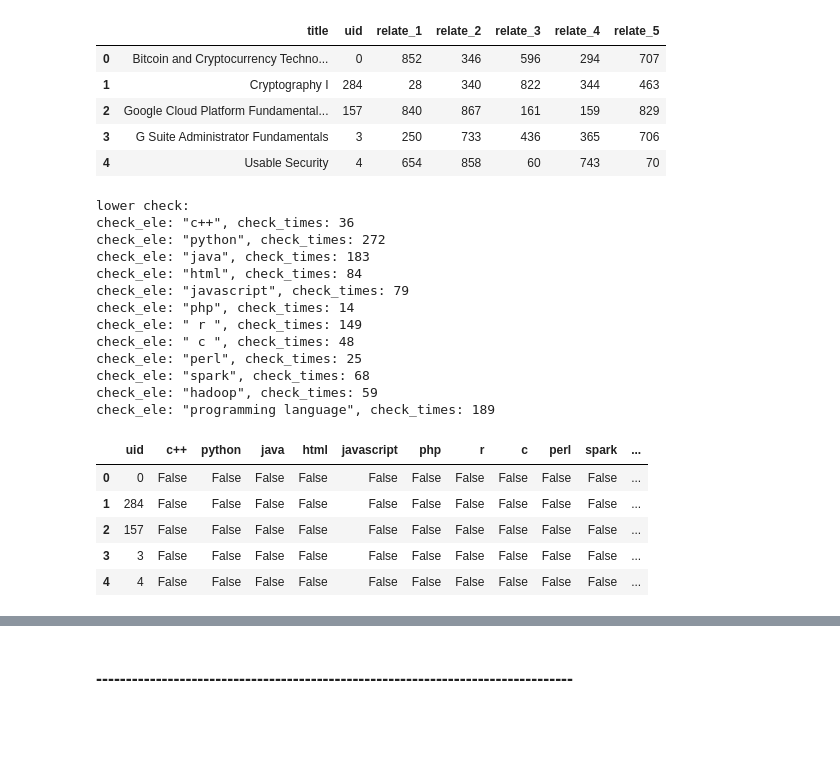
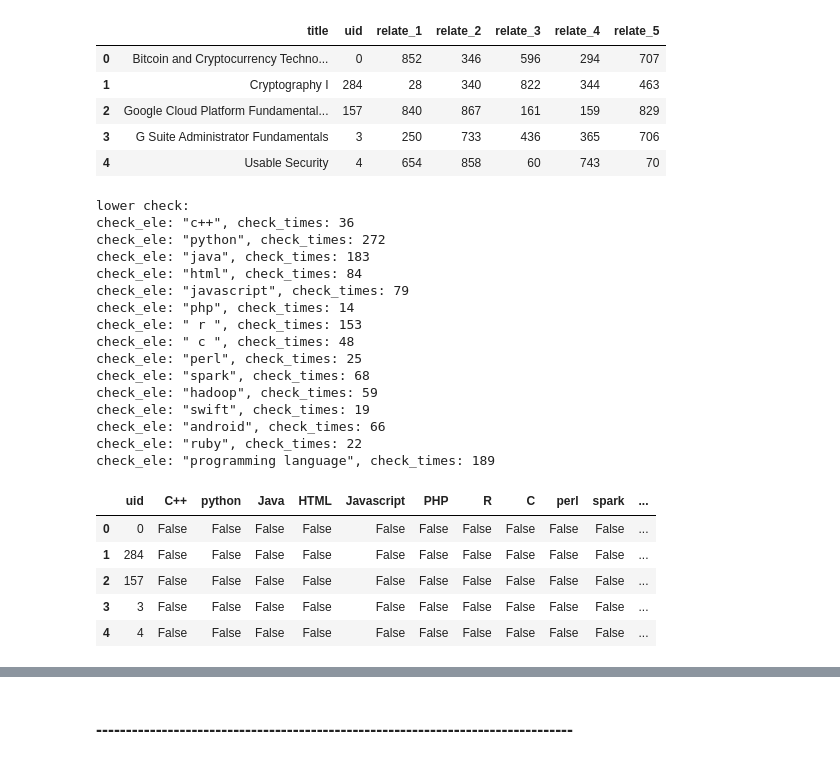
Before and after one commit to sharon1018/Advance_Database_Final, a Jupyter notebook: 6_Coursera_neo4j_add_course.ipynb, the cells around one changed output, grey strips where cells are left out. Cells and saved outputs as stored; diff of their text form; code cells hidden in the pictures; blank space fills up the shorter version.

Commit message:
add programming language

```diff
--- a/6_Coursera_neo4j_add_course.ipynb
+++ b/6_Coursera_neo4j_add_course.ipynb
@@ -36,7 +38,7 @@ def isEnglish(s):
     else:
         return True
 # %%
-bath_path = r'C:/Users/asus/Downloads/ADB_final/'
+bath_path = r'../'
 
 computer_security_and_networks = json.load(open(bath_path + r'computer-security-and-networks.json', encoding='utf8'))
 algorithms = json.load(open(bath_path + r'algorithms.json', encoding='utf8'))
@@ -297,7 +299,8 @@ data_more = pd.merge(data, data_detail, left_on='uid', right_on='uid', how="left
 
 ## lower check, in 'data_more'
 print ('lower check:')
-check_list = ['C++', 'python', 'Java', 'HTML', 'Javascript', 'PHP', ' R ', ' C ', 'perl', 'spark', 'hadoop', 'programming language']
+check_list = ['C++', 'python', 'Java', 'HTML', 'Javascript', 'PHP', ' R ', ' C ', 'perl', 'spark', 'hadoop',
+              'Swift', 'Android', 'Ruby', 'programming language']
 
 for check_ele in check_list:
     check_times = 0
@@ -315,37 +318,41 @@ def check_function(uid, check_ele):
     data_target = data_more[data_more['uid']==uid]
     for all_info in data_target.values:
         info = ' '
         for all_info_ele in all_info:
             info = info + ' ' + str(all_info_ele)
         if check_ele in info.lower():
             return True
         else:
             return False
 
 check_list = ['C++', 'python', 'Java', 'HTML', 'Javascript', 'PHP', ' R ', ' C ',
-              'perl', 'spark', 'hadoop', 'programming language']
+              'perl', 'spark', 'hadoop', 'Swift', 'Android', 'Ruby', 'programming language']
 
 data_language_df = pd.DataFrame(data_more['uid'])
 for check_ele in check_list:
     check_ele = check_ele.lower()
     data_language_df[check_ele] = data_language_df['uid'].apply(lambda x: check_function(x, check_ele))
-
+check_list.insert(0, 'uid')
+data_language_df.columns = check_list
 data_language_df.head()
 # %% [output]
 lower check:
 check_ele: "c++", check_times: 36
 check_ele: "python", check_times: 272
 check_ele: "java", check_times: 183
 check_ele: "html", check_times: 84
 check_ele: "javascript", check_times: 79
 check_ele: "php", check_times: 14
-check_ele: " r ", check_times: 149
+check_ele: " r ", check_times: 153
 check_ele: " c ", check_times: 48
 check_ele: "perl", check_times: 25
 check_ele: "spark", check_times: 68
 check_ele: "hadoop", check_times: 59
+check_ele: "swift", check_times: 19
+check_ele: "android", check_times: 66
+check_ele: "ruby", check_times: 22
 check_ele: "programming language", check_times: 189
-|  | uid | c++ | python | java | html | javascript | php | r | c | perl | spark | ... |
+|  | uid | C++ | python | Java | HTML | Javascript | PHP | R | C | perl | spark | ... |
 | 0 | 0 | False | False | False | False | False | False | False | False | False | False | ... |
 | 1 | 284 | False | False | False | False | False | False | False | False | False | False | ... |
 | 2 | 157 | False | False | False | False | False | False | False | False | False | False | ... |
```
Also changed, not shown: parts of 11 cells of this notebook.
